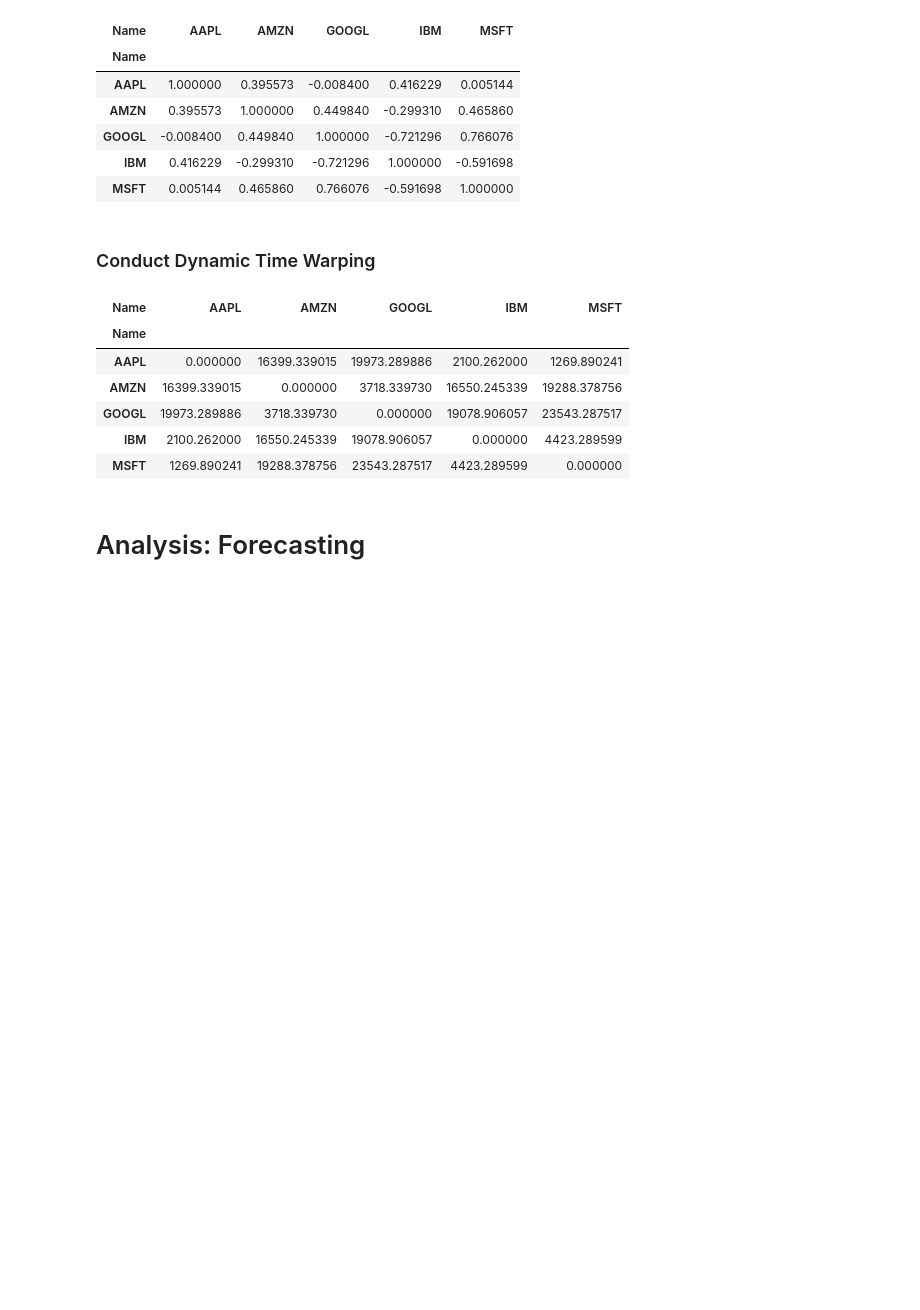
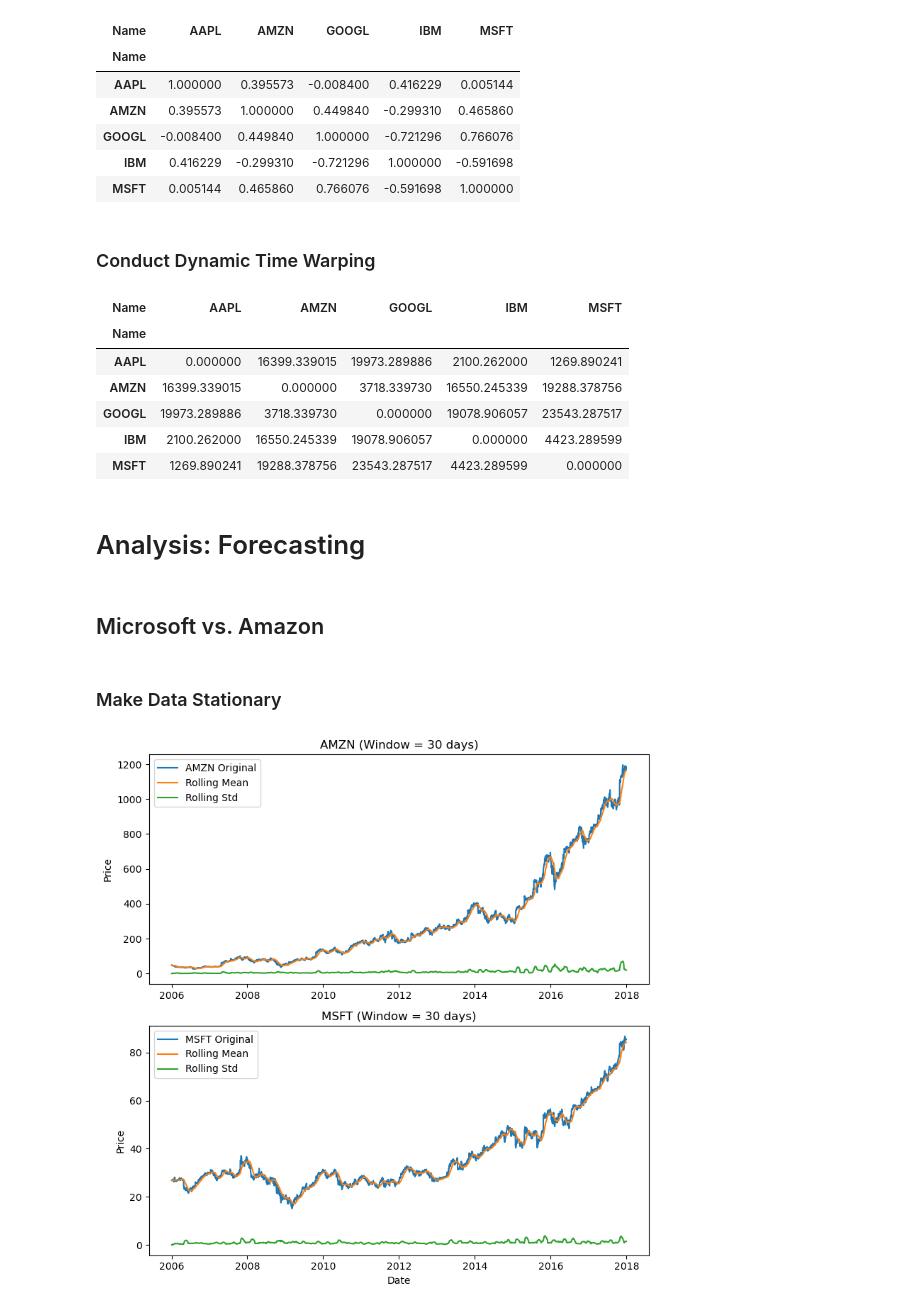
Before and after one commit to 1shman/DJIA_time_series_analysis, a Jupyter notebook: analysis.ipynb, the cells around one changed output. Cells and saved outputs as stored; diff of their text form; code cells hidden in the pictures; blank space fills up the shorter version.

```diff
--- a/analysis.ipynb
+++ b/analysis.ipynb
@@ -226,3 +232,48 @@ np.sqrt(calc_dtw_cost(tech_df.copy()))
 | MSFT | 1269.890241 | 19288.378756 | 23543.287517 | 4423.289599 | 0.000000 |
 # %% [markdown]
 # Analysis: Forecasting #
+# %% [markdown]
+## Microsoft vs. Amazon ##
+# %% [markdown]
+### Make Data Stationary ###
+# %%
+# calculate the weighted moving average
+def calc_wma(ser, wd_size, weights=1):
+
+    if isinstance(weights, int):
+        weights = np.full(wd_size, weights, dtype=float)
+
+    wma = []
+    for i in range(len(ser)):
+        low, high = max(0, i - wd_size + 1), i + 1
+        wma.append(np.average(ser.iloc[low: high], weights=weights[-(high - low):]))
+    return np.array(wma)
+# %%
+wd_size = 30
+stocks = tech_df[["AMZN","MSFT"]].columns
+
+fig, axes = plt.subplots(len(stocks), 1, figsize=(8, 4 * len(stocks)), sharex=False)
+
+for ax, stock in zip(axes, stocks):
+
+    series = tech_df[stock]
+
+    first_mmt = calc_wma(series, wd_size)
+    second_mmt = calc_wma(series**2, wd_size)
+
+    rolling_mean = first_mmt
+    rolling_std = np.sqrt(second_mmt - first_mmt**2)
+
+    ax.plot(series, label=f"{stock} Original")
+    ax.plot(pd.Series(rolling_mean, index=series.index), label="Rolling Mean")
+    ax.plot(pd.Series(rolling_std, index=series.index), label="Rolling Std")
+
+    ax.set_title(f"{stock} (Window = {wd_size} days)")
+    ax.set_ylabel("Price")
+    ax.legend()
+
+axes[-1].set_xlabel("Date")
+plt.tight_layout()
+plt.show()
+# %% [output]
+[figure, added]
```
Also changed, not shown: parts of 24 cells of this notebook.
